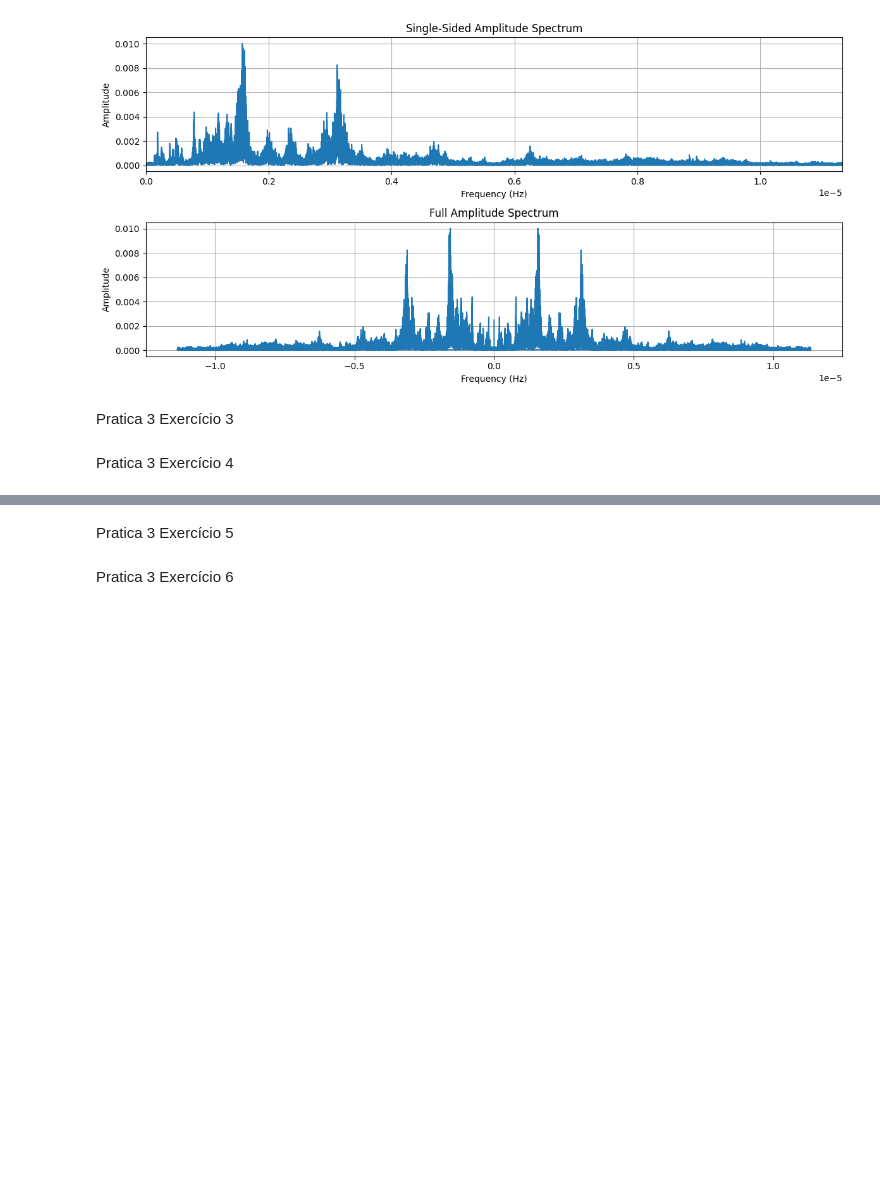
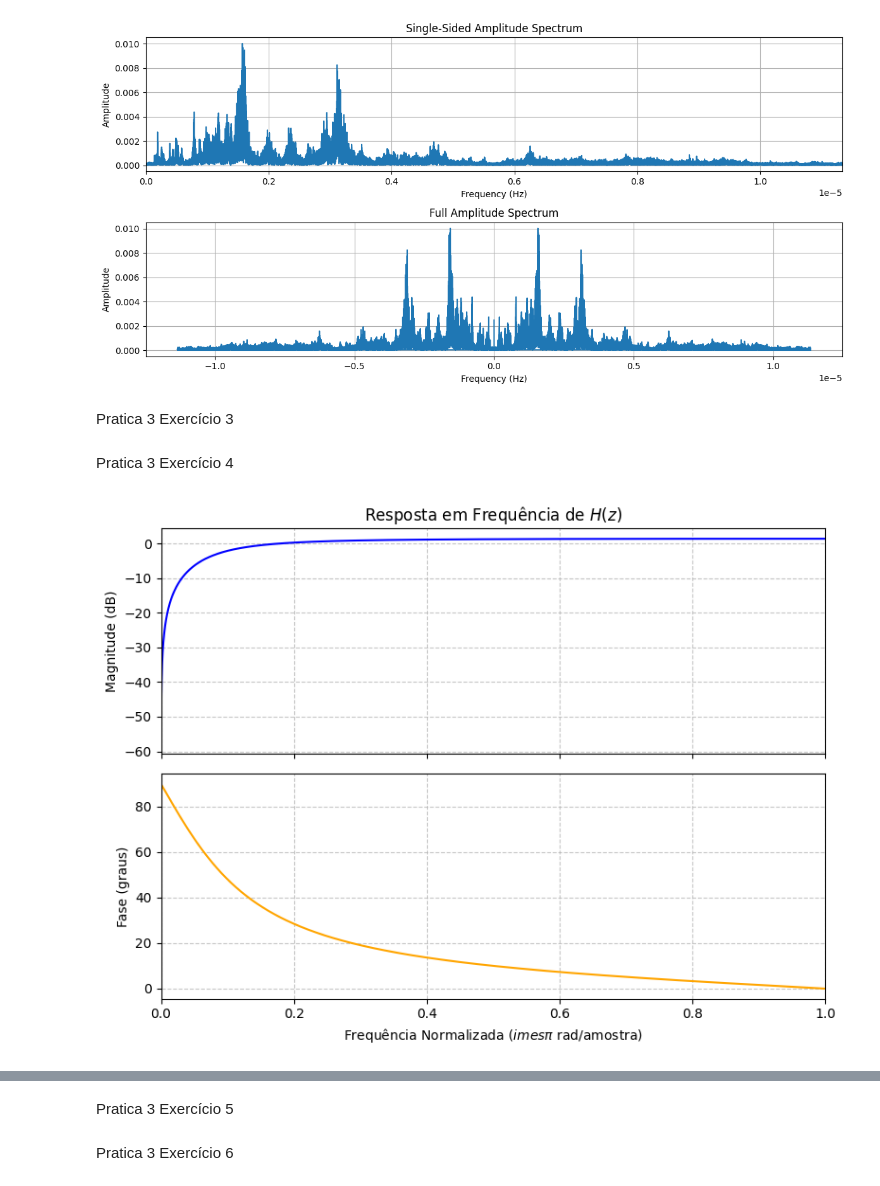
Before and after one commit to alyPoint/CEFET---Processamento-de-Sinais-I-140826, a Jupyter notebook: DSP_1_PRATICA_3.ipynb, the cells around one changed output, grey strips where cells are left out. Saved outputs shown, nothing was run; the diff lists cells and outputs as text; code cells hidden in the pictures; blank space fills up the shorter version.

```diff
--- a/DSP_1_PRATICA_3.ipynb
+++ b/DSP_1_PRATICA_3.ipynb
@@ -189,3 +189,99 @@ Saving handel.wav to handel (2).wav
 Pratica 3 Exercício 3
 # %% [markdown]
 Pratica 3 Exercício 4
+# %%
+import numpy as np
+import matplotlib.pyplot as plot
+from scipy import signal
+
+numA = [1, -1]
+denA = [1, -0.7]
+
+numB = [1, -1]
+denB = [1, -0.9]
+
+numC = [1, 0, 0, 0, -1]
+denC = [1, 0, 0, 0, -0.7]
+
+numD = [1, 0, 0, 0, -1]
+denD = [1, 0, 0, 0, -0.9]
+
+numE = [1, 0, 0, 0, 0, 0, 0, 0, 0, 0, -1]
+denE = [1, 0, 0, 0, 0, 0, 0, 0, 0, 0, -0,7]
+
+numF = [1, 0, 0, 0, 0, 0, 0, 0, 0, 0, -1]
+denF = [1, 0, 0, 0, 0, 0, 0, 0, 0, 0, -0,9]
+
+#com numA e denA *** START
+
+# Resposta em frequencia
+# Calcula a resposta em frequência (w em rad/amostra, H é complexo)
+# worN=8000 define a resolução do gráfico (8000 pontos)
+w, H = signal.freqz(numA, denA, worN=8000)
+
+# Extrai Magnitude (em decibéis) e Fase (em graus)
+magnitude_db = 20 * np.log10(np.abs(H))
+fase_graus = np.degrees(np.unwrap(np.angle(H)))
+
+# --- Plotando os Gráficos ---
+fig, (ax1, ax2) = plt.subplots(2, 1, figsize=(8, 6), sharex=True)
+
+# 1. Gráfico de Magnitude
+ax1.plot(w / np.pi, magnitude_db, color='blue', linewidth=1.5)
+ax1.set_title('Resposta em Frequência de $H(z)$')
+ax1.set_ylabel('Magnitude (dB)')
+ax1.grid(True, linestyle='--', alpha=0.7)
+
+# 2. Gráfico de Fase
+ax2.plot(w / np.pi, fase_graus, color='orange', linewidth=1.5)
+ax2.set_xlabel('Frequência Normalizada ($\times \pi$ rad/amostra)')
+ax2.set_ylabel('Fase (graus)')
+ax2.grid(True, linestyle='--', alpha=0.7)
+
+# Ajusta o eixo X para ir de 0 a 1 (0 a pi rad)
+ax2.set_xlim([0, 1])
+
+plt.tight_layout()
+
+#CALCULOS DE POLOS DE ZEROS
+
+# Calcula analiticamente todos os zeros e polos exatos
+zeros, polos, k = signal.tf2zpk(numA, denA)
+
+# Cria a figura
+fig, ax = plt.subplots(figsize=(6, 6))
+
+# 1. Desenha o Círculo Unitário (Filtros Digitais / Tempo Discreto)
+theta = np.linspace(0, 2*np.pi, 200)
+ax.plot(np.cos(theta), np.sin(theta), color='gray', linestyle=':', label='Círculo Unitário')
+
+# 2. Plota os Zeros (como circunferências 'o')
+ax.scatter(np.real(zeros), np.imag(zeros), s=60, marker='o',
+           facecolors='none', edgecolors='blue', linewidth=1.5, label=f'Zeros ({len(zeros)})')
+
+# 3. Plota os Polos (como 'x' vermelhos) -> Agora os 12 polos em (0,0) vão aparecer!
+ax.scatter(np.real(polos), np.imag(polos), s=90, marker='x',
+           color='red', linewidth=2, label=f'Polos na Origem ({len(polos)})')
+
+# Ajustes de layout e eixos cruzados na origem
+ax.axhline(y=0, color='black', linestyle='-', linewidth=0.5)
+ax.axvline(x=0, color='black', linestyle='-', linewidth=0.5)
+
+ax.set_title('Diagrama de Polos e Zeros (Z-Plane)')
+ax.set_xlabel('Parte Real (Re)')
+ax.set_ylabel('Parte Imaginária (Im)')
+ax.grid(True, which='both', linestyle='--', alpha=0.5)
+ax.legend(loc='upper right')
+
+# Garante proporção 1:1 perfeita para o círculo não virar uma elipse
+ax.axis('equal')
+
+# Define limites ligeiramente maiores que o círculo unitário para melhor visualização
+ax.set_xlim([-1.3, 1.3])
+ax.set_ylim([-1.3, 1.3])
+
+plt.show()
+
+#com numA e denA *** END
+# %% [output]
+[figure, added]
```
Also changed, not shown: parts of 1 cell of this notebook.
